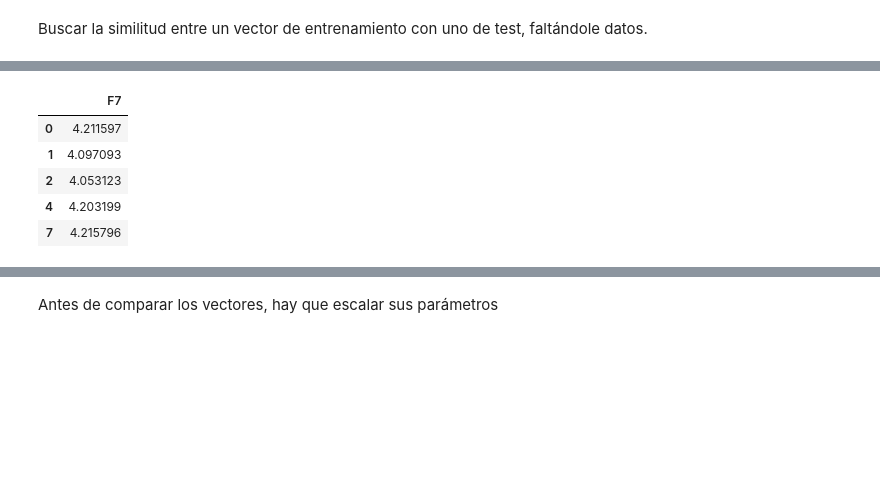
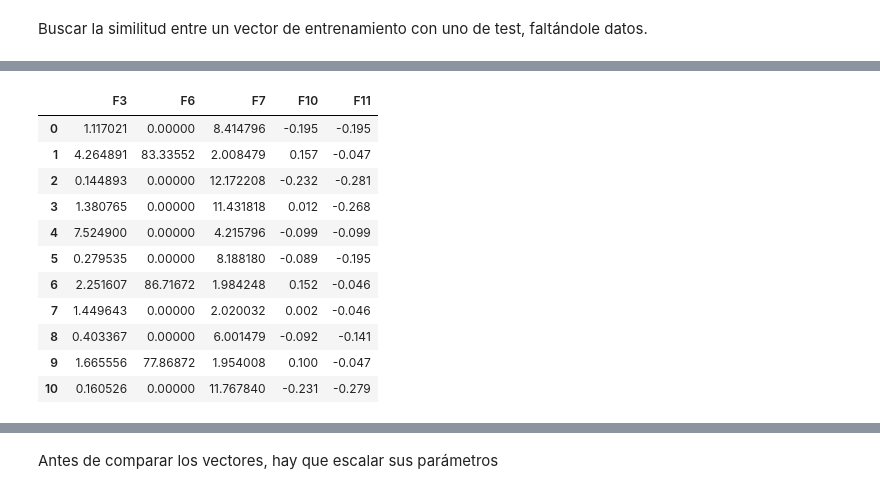
Before and after one commit to MartinVIllesca/Analisis_Baterias, a Jupyter notebook: notebooks/Prueba SBM.ipynb, the cells around one changed output, grey strips where cells are left out. Drawn from its saved outputs; the diff is of its cells as text; code cells hidden in the pictures; blank space fills up the shorter version.

```diff
--- a/notebooks/Prueba SBM.ipynb
+++ b/notebooks/Prueba SBM.ipynb
@@ -137,6 +137,10 @@ df["F6"] = RC_test[0]  # circuito RC
 df["F7"] = potencia_instantanea_salto(df['voltaje'], df['corriente'], limite=1) #Potencia instantanea
 df["F8"] = np.round(df["F7"].values/df["Mag_rel"].values,3)
 df["F9"] =  np.round(df["F7"].values/df["Mag_rel_abs"].values,3)
+df['F10'] = diferencia_voltaje(df['voltaje'], df['corriente'])
+df['F11'] = diferencia_voltaje2(df['voltaje'], df['corriente'])
+
+
 #RW5
 df_2["ene_total"] = energia_total(df_2["energia"],df_2["ciclo"])
 
@@ -158,6 +162,8 @@ df_2["F6"] = RC_test[0]  # circuito RC
 df_2["F7"] = potencia_instantanea_salto(df_2['voltaje'], df_2['corriente'], limite=1) #Potencia instantanea
 df_2["F8"] = np.round(df_2["F7"].values/df_2["Mag_rel"].values,3)
 df_2["F9"] = np.round(df_2["F7"].values/df_2["Mag_rel_abs"].values,3)
+df_2['F10'] = diferencia_voltaje(df_2['voltaje'], df_2['corriente'])
+df_2['F11'] = diferencia_voltaje2(df_2['voltaje'], df_2['corriente'])
 #Cambio de labels para etiquetar
 
 sep = 8
@@ -375,13 +398,15 @@ X_test = df_test.drop(columns=['ciclo', 'voltaje', 'ene_total', 'energia',
                                'corriente', 'temperatura', 'tiempo', 'temp_ini',
                                'F1',
                                'F2',
-                               'F3',
+#                                'F3',
                                'F4',
                                'F5',
-                               'F6',
+#                                'F6',
 #                                'F7',
                                'F8',
                                'F9',
+#                                'F10',
+#                                'F11',
                                'clase',# 'magnitud', 'media', 'Mag_rel', 'Mediana_rel',
                                'Mag_rel_abs','Mediana_rel_abs'])
 
@@ -396,3 +421,4 @@ target_test = target_test[cota_sup]
 X_test = X_test.iloc[cota_sup]
 
 X_test = X_test.reset_index().drop(columns=['index'])
+X_test
@@ -399,18 +438,24 @@ X_test = X_test.reset_index().drop(columns=['index'])
 # %%
 X_train = X_train.replace([np.inf, -np.inf], np.nan).dropna()
 X_test = X_test.replace([np.inf, -np.inf], np.nan).dropna()
 X_test = X_test.drop(columns=['SOH'])
-X_test = X_test.iloc[np.where(X_test['magnitud'] > 0.8)]
-X_test = X_test.iloc[np.where(X_test['magnitud'] < 1.2)]
+# X_test = X_test.iloc[np.where(X_test['magnitud'] > 0.8)]
+# X_test = X_test.iloc[np.where(X_test['magnitud'] < 1.2)]
 X_test = X_test.drop(columns=['magnitud', 'media', 'Mag_rel', 'Mediana_rel'])
 X_test
 # %% [output]
-|  | F7 |
-| 0 | 4.211597 |
-| 1 | 4.097093 |
-| 2 | 4.053123 |
-| 4 | 4.203199 |
-| 7 | 4.215796 |
+|  | F3 | F6 | F7 | F10 | F11 |
+| 0 | 1.117021 | 0.00000 | 8.414796 | -0.195 | -0.195 |
+| 1 | 4.264891 | 83.33552 | 2.008479 | 0.157 | -0.047 |
+| 2 | 0.144893 | 0.00000 | 12.172208 | -0.232 | -0.281 |
+| 3 | 1.380765 | 0.00000 | 11.431818 | 0.012 | -0.268 |
+| 4 | 7.524900 | 0.00000 | 4.215796 | -0.099 | -0.099 |
+| 5 | 0.279535 | 0.00000 | 8.188180 | -0.089 | -0.195 |
+| 6 | 2.251607 | 86.71672 | 1.984248 | 0.152 | -0.046 |
+| 7 | 1.449643 | 0.00000 | 2.020032 | 0.002 | -0.046 |
+| 8 | 0.403367 | 0.00000 | 6.001479 | -0.092 | -0.141 |
+| 9 | 1.665556 | 77.86872 | 1.954008 | 0.100 | -0.047 |
+| 10 | 0.160526 | 0.00000 | 11.767840 | -0.231 | -0.279 |
 # %%
 # promediar los valores del SOH de entrenamiento
 X_train
```
Also changed, not shown: parts of 13 cells of this notebook, 1 other file.
